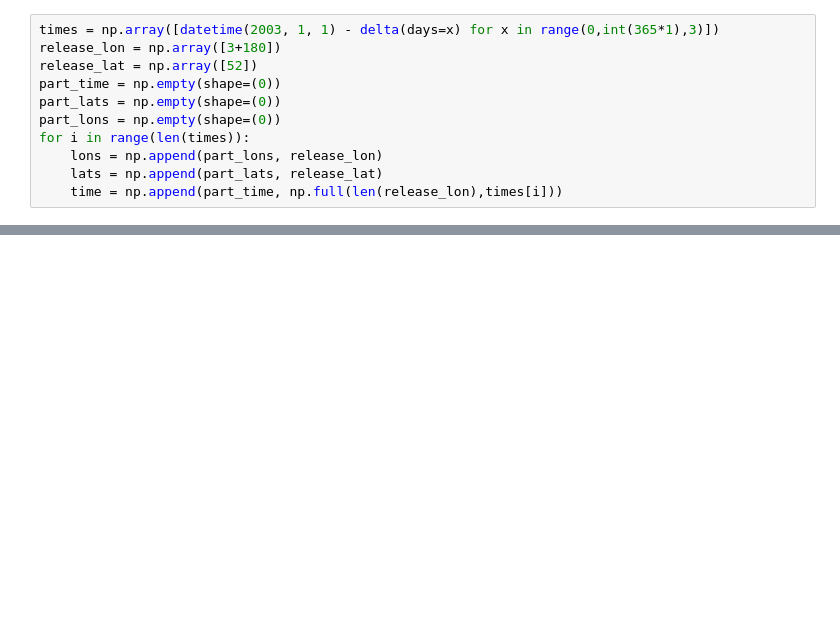
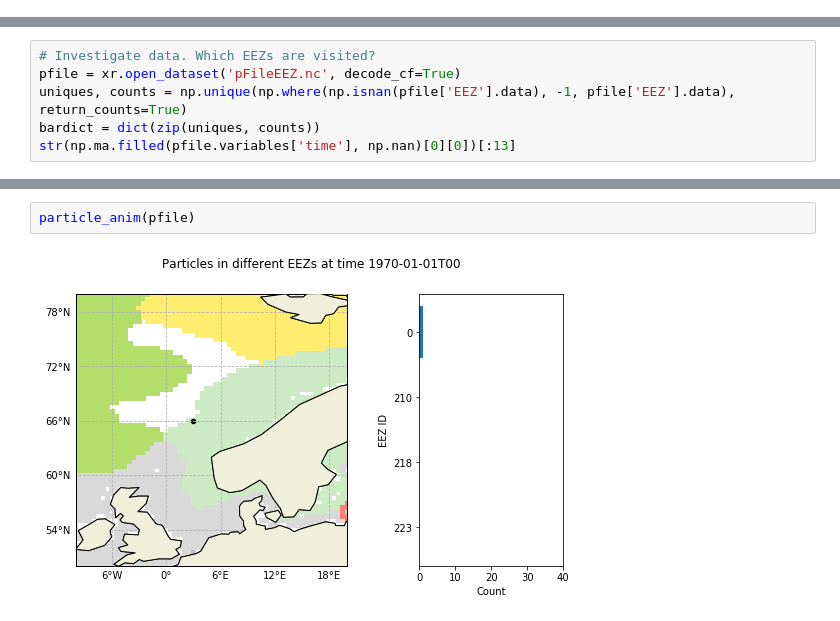
Before and after one commit to daanreijnders/arctic-connectivity, a Jupyter notebook: EEZ/EEZ.ipynb, the cells around one changed output, grey strips where cells are left out. Drawn from its saved outputs; the diff is of its cells as text; blank space fills up the shorter version.

```diff
--- a/EEZ/EEZ.ipynb
+++ b/EEZ/EEZ.ipynb
@@ -58,14 +111,3 @@ def EEZ_sampler(particle, fieldset, time):
 
 def DeleteParticle(particle, fieldset, time):
     particle.delete()
-# %%
-times = np.array([datetime(2003, 1, 1) - delta(days=x) for x in range(0,int(365*1),3)])
-release_lon = np.array([3+180])
-release_lat = np.array([52])
-part_time = np.empty(shape=(0))
-part_lats = np.empty(shape=(0))
-part_lons = np.empty(shape=(0))
-for i in range(len(times)):
-    lons = np.append(part_lons, release_lon)
-    lats = np.append(part_lats, release_lat)
-    time = np.append(part_time, np.full(len(release_lon),times[i]))
@@ -89,0 +138,6 @@ pset.show()
+# %%
+# Investigate data. Which EEZs are visited?
+pfile = xr.open_dataset('pFileEEZ.nc', decode_cf=True)
+uniques, counts = np.unique(np.where(np.isnan(pfile['EEZ'].data), -1, pfile['EEZ'].data), return_counts=True)
+bardict = dict(zip(uniques, counts))
+str(np.ma.filled(pfile.variables['time'], np.nan)[0][0])[:13]
@@ -89,0 +222,4 @@ pset.show()
+# %%
+particle_anim(pfile)
+# %% [output]
+[figure, added]
```
Also changed, not shown: parts of 22 cells of this notebook.
